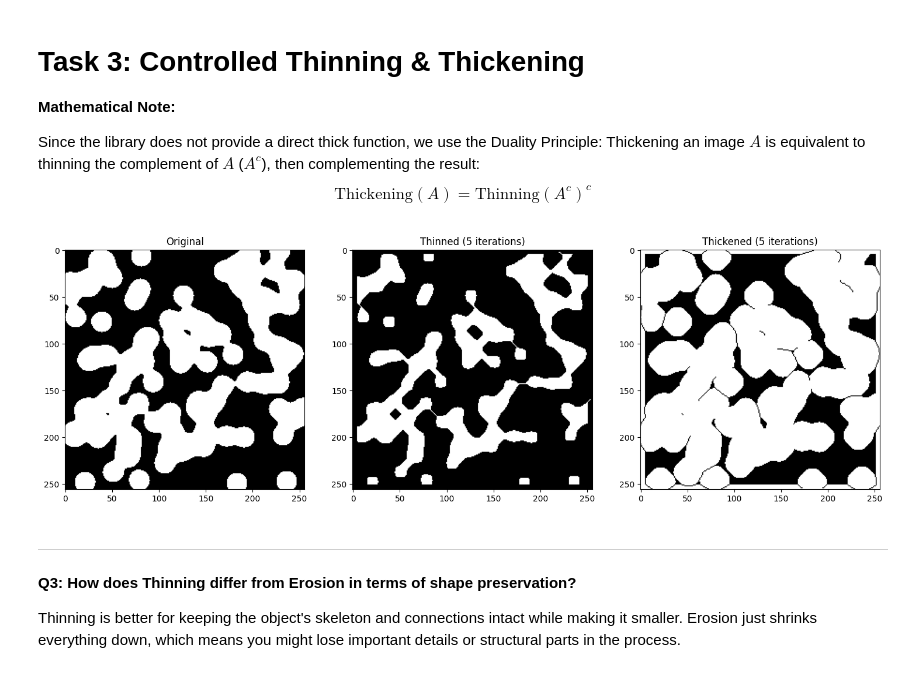
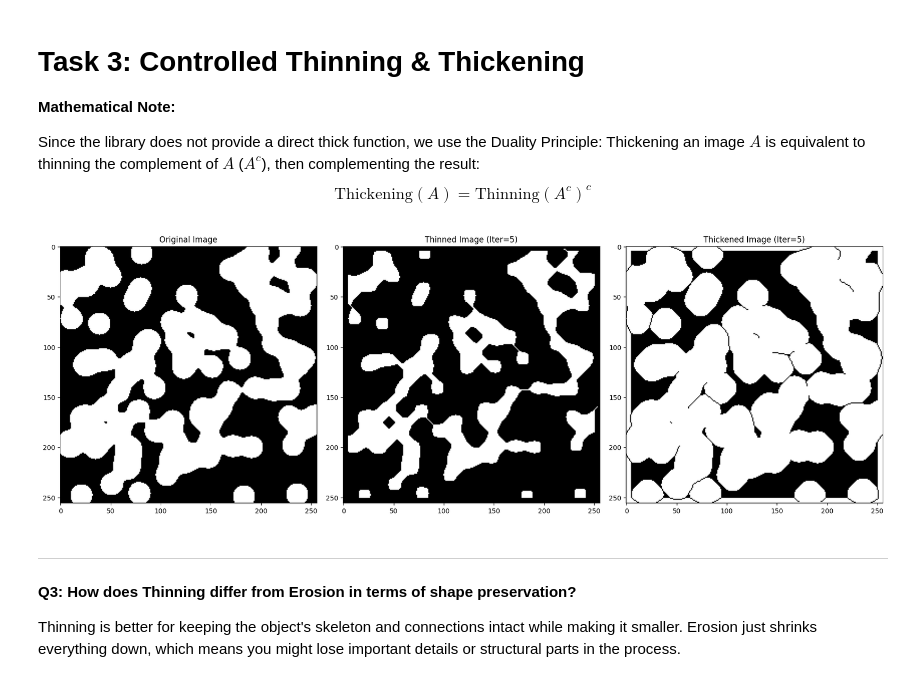
Before and after one commit to LeenYasser/my-ip-labs, a Jupyter notebook: Lab6_MorphologyProcessing.ipynb, the cells around one changed output. Saved outputs shown, nothing was run; the diff lists cells and outputs as text; code cells hidden in the pictures.

```diff
--- a/Lab6_MorphologyProcessing.ipynb
+++ b/Lab6_MorphologyProcessing.ipynb
@@ -109,20 +109,36 @@ Thickening an image $A$ is equivalent to thinning the complement of $A$ ($A^c$),
 # %%
 # --- STUDENT CODE HERE ---
 # 1. Apply Thinning with max_num_iter = 5
-thinned = morphology.thin(binary_img, max_num_iter=5)
+# 2. Apply Thickening with max_num_iter = 5
+# Note: Use the duality principle for thickening: ~thin(~image)
+# 3. Display the Original, Thinned, and Thickened images side-by-side.
+
+# [Your Code Starts]
+
+# 1. Apply Thinning with max_num_iter = 5
+thinned_img = morphology.thin(binary_img, max_num_iter=5)
 
 # 2. Apply Thickening with max_num_iter = 5
-# Note: Use the duality principle for thickening: ~thin(~image)
-thickened = ~morphology.thin(~binary_img, max_num_iter=5)
+thickened_img = ~morphology.thin(~binary_img, max_num_iter=5)
 
-# 3. Display the Original, Thinned, and Thickened images side-by-side.
+# 3. Display the Original, Thinned, and Thickened images side-by-side
 fig, axes = plt.subplots(1, 3, figsize=(18, 6))
-axes[0].imshow(binary_img, cmap='gray'); axes[0].set_title("Original")
-axes[1].imshow(thinned, cmap='gray'); axes[1].set_title("Thinned (5 iterations)")
-axes[2].imshow(thickened, cmap='gray'); axes[2].set_title("Thickened (5 iterations)")
+
+axes[0].imshow(binary_img, cmap='gray')
+axes[0].set_title("Original Image")
+
+axes[1].imshow(thinned_img, cmap='gray')
+axes[1].set_title("Thinned Image (Iter=5)")
+
+axes[2].imshow(thickened_img, cmap='gray')
+axes[2].set_title("Thickened Image (Iter=5)")
+
+plt.tight_layout()
 plt.show()
+
+# [Your Code Ends]
 # %% [output]
-[figure, old version]
+[figure, new version]
 # %% [markdown]
 ---
 **Q3: How does Thinning differ from Erosion in terms of shape preservation?**
```
